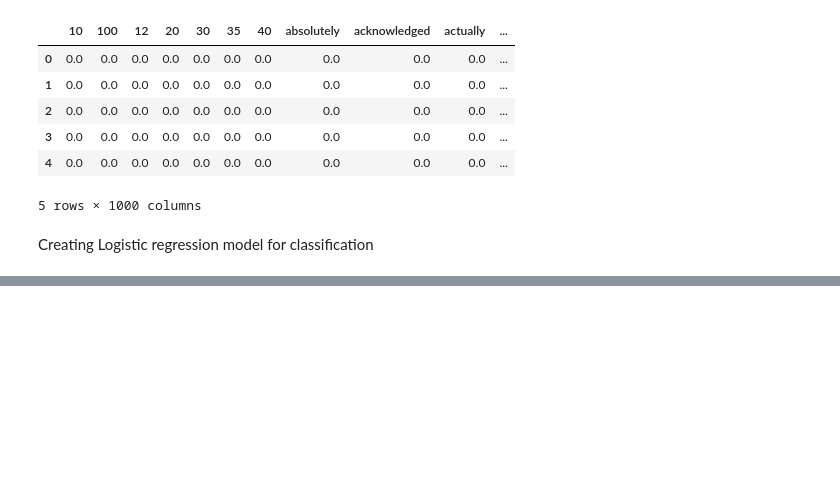
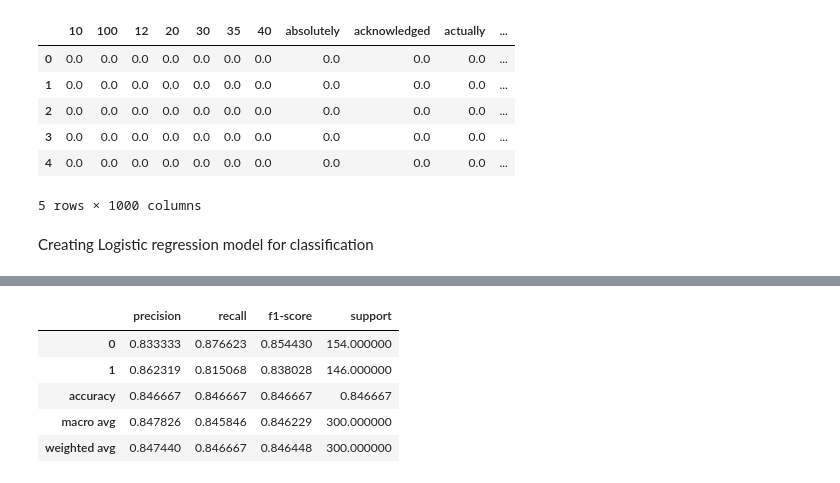
Before and after one commit to Savidude/nlp, a Jupyter notebook: 10_ml_model.ipynb, the cells around one changed output, grey strips where cells are left out. Saved outputs shown, nothing was run; the diff lists cells and outputs as text; code cells hidden in the pictures; blank space fills up the shorter version.

```diff
--- a/10_ml_model.ipynb
+++ b/10_ml_model.ipynb
@@ -124,0 +131,9 @@ classification_report(y_test, y_pred, target_names=target_names)
+# %%
+pd.DataFrame(classification_report(y_test, y_pred, output_dict=True)).T
+# %% [output]
+|  | precision | recall | f1-score | support |
+| 0 | 0.833333 | 0.876623 | 0.854430 | 154.000000 |
+| 1 | 0.862319 | 0.815068 | 0.838028 | 146.000000 |
+| accuracy | 0.846667 | 0.846667 | 0.846667 | 0.846667 |
+| macro avg | 0.847826 | 0.845846 | 0.846229 | 300.000000 |
+| weighted avg | 0.847440 | 0.846667 | 0.846448 | 300.000000 |
```
Also changed, not shown: parts of 5 cells of this notebook.
